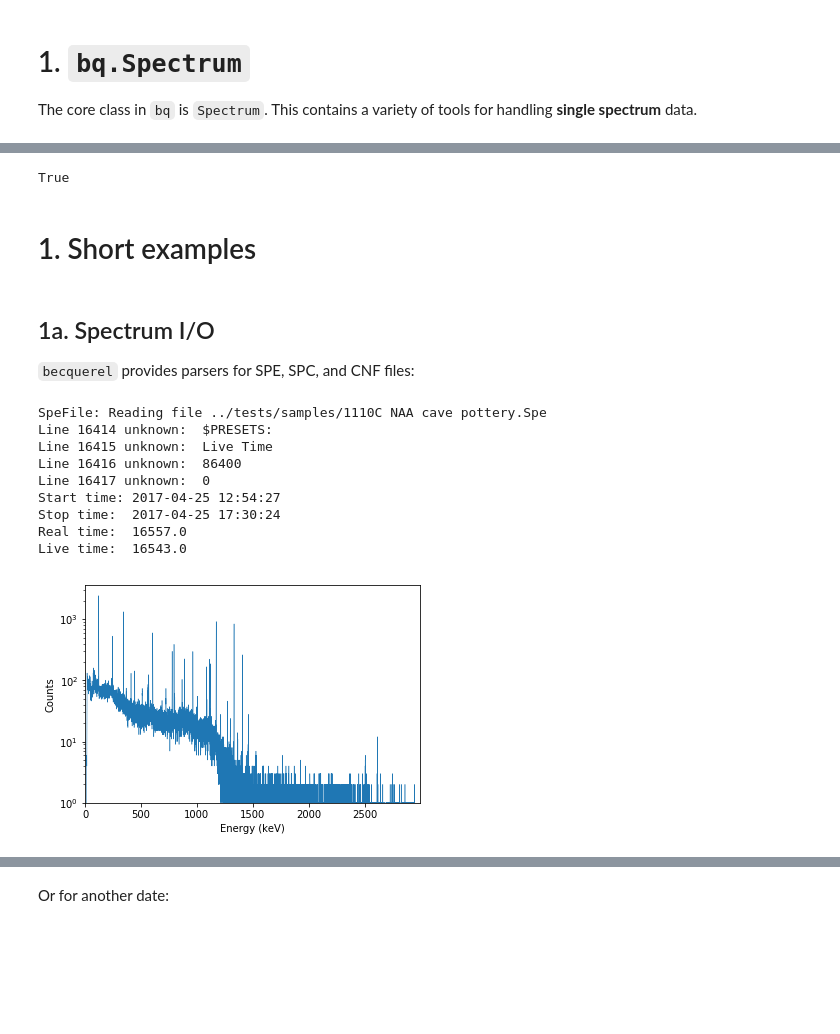
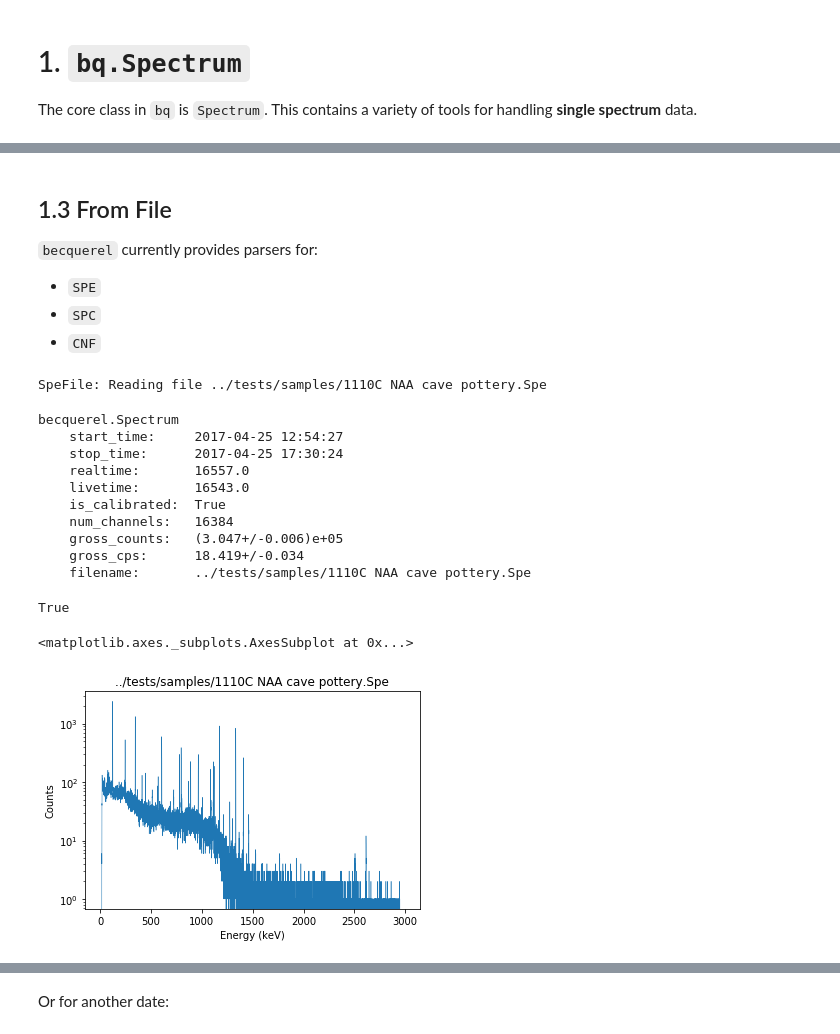
Before and after one commit to lbl-anp/becquerel, a Jupyter notebook: examples/quickstart.ipynb, the cells around one changed output, grey strips where cells are left out. Drawn from its saved outputs; the diff is of its cells as text; code cells hidden in the pictures; blank space fills up the shorter version.

```diff
--- a/examples/quickstart.ipynb
+++ b/examples/quickstart.ipynb
@@ -114,3 +167,26 @@ spec.plot()
+# %% [markdown]
+## 1.3 From File
+
+`becquerel` currently provides parsers for:
+
+- `SPE`
+- `SPC`
+- `CNF`
+# %%
+spec = bq.Spectrum.from_file('../tests/samples/1110C NAA cave pottery.Spe')
+spec
+# %% [output]
+SpeFile: Reading file ../tests/samples/1110C NAA cave pottery.Spe
+becquerel.Spectrum
+    start_time:     2017-04-25 12:54:27
+    stop_time:      2017-04-25 17:30:24
+    realtime:       16557.0
+    livetime:       16543.0
+    is_calibrated:  True
+    num_channels:   16384
+    gross_counts:   (3.047+/-0.006)e+05
+    gross_cps:      18.419+/-0.034
+    filename:       ../tests/samples/1110C NAA cave pottery.Spe
 # %%
 spec.is_calibrated
 # %% [output]
@@ -122,32 +194,5 @@ spec.
-# %% [markdown]
-# 1. Short examples
-# %% [markdown]
-## 1a. Spectrum I/O
-
-`becquerel` provides parsers for SPE, SPC, and CNF files:
-# %%
-spec = bq.Spectrum.from_file('../tests/samples/1110C NAA cave pottery.Spe')
-
-print('Start time: {}'.format(spec.start_time))
-print('Stop time:  {}'.format(spec.stop_time))
-print('Real time:  {}'.format(spec.realtime))
-print('Live time:  {}'.format(spec.livetime))
-
-plt.figure()
-plt.semilogy(spec.energies_kev, spec.counts_vals, lw=0.5)
-plt.xlim(0, spec.energies_kev.max())
-plt.ylim(1)
-plt.xlabel('Energy (keV)')
-plt.ylabel('Counts')
-plt.show()
-# %% [output]
-SpeFile: Reading file ../tests/samples/1110C NAA cave pottery.Spe
-Line 16414 unknown:  $PRESETS:
-Line 16415 unknown:  Live Time
-Line 16416 unknown:  86400
-Line 16417 unknown:  0
-Start time: 2017-04-25 12:54:27
-Stop time:  2017-04-25 17:30:24
-Real time:  16557.0
-Live time:  16543.0
-[figure, removed]
+# %%
+spec.plot(yscale='log', linewidth=0.5, y_data='counts')
+# %% [output]
+<matplotlib.axes._subplots.AxesSubplot at 0x...>
+[figure, added]
```
Also changed, not shown: parts of 69 cells of this notebook.
